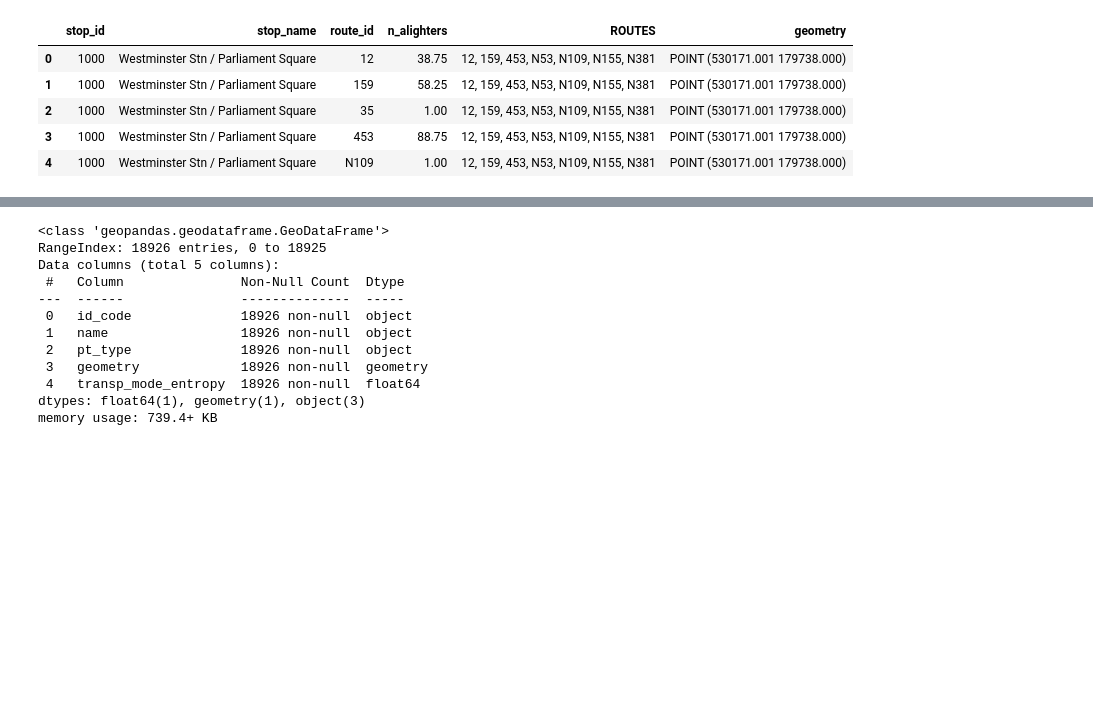
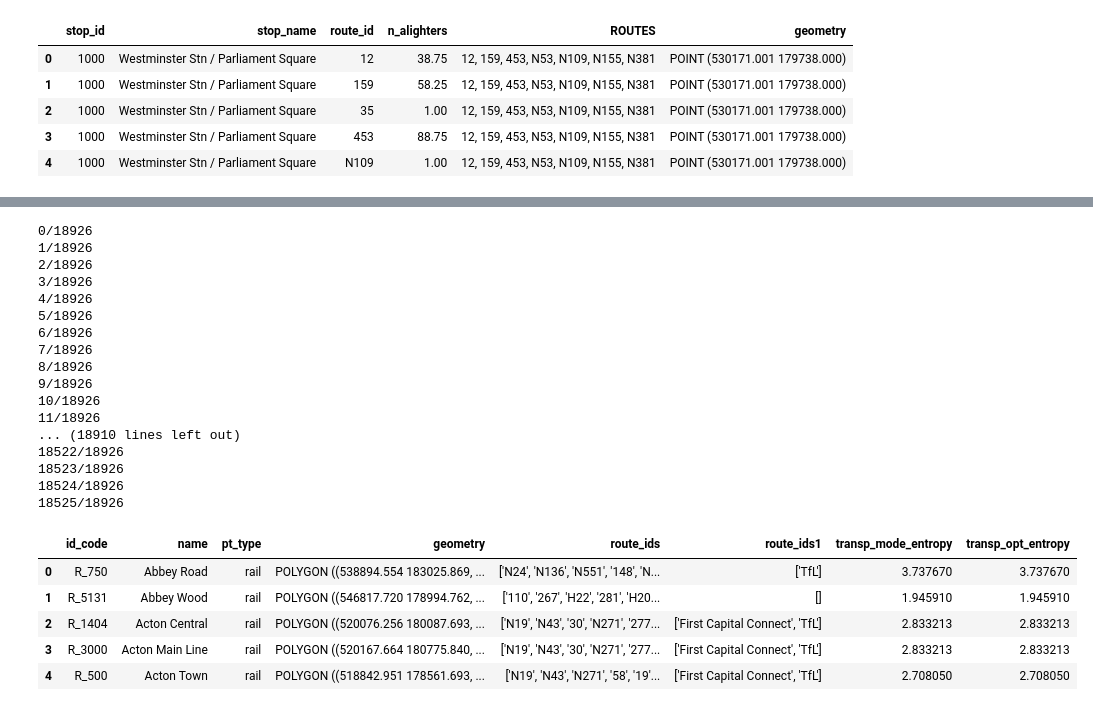
Before and after one commit to shaunhoang/casa-tfl, a Jupyter notebook: code/2_div_transp.ipynb, the cells around one changed output, grey strips where cells are left out. Cells and saved outputs as stored; diff of their text form; code cells hidden in the pictures; blank space fills up the shorter version.

```diff
--- a/code/2_div_transp.ipynb
+++ b/code/2_div_transp.ipynb
@@ -234,41 +240,48 @@ for i, isochrone in isochrones.iterrows():
 # %%
 # iterate through each row
 for i, row in isochrones.iterrows():
     # convert the string back to a list
     c = eval(row['route_ids'])
     d = eval(row['route_ids1'])
     # combine the two lists
     c.extend(d)
     # count the frequency of each element, then calculate the probability, put it in a list
     c = np.array([c.count(x) for x in set(c)])
     c = c[c != 0]
     c = c / c.sum()
     # calculate the entropy
     ent = entropy(c)
     # add to the original df
-    isochrones.loc[i,'transp_mode_entropy'] = ent
+    isochrones.loc[i,'transp_opt_entropy'] = ent
 
     # print the progress
     print(f'{i}/{len(isochrones)}')
 
 isochrones.head()
+# %% [output]
+0/18926
+1/18926
+2/18926
+3/18926
+4/18926
+5/18926
+6/18926
+7/18926
+8/18926
+9/18926
+10/18926
+11/18926
+... (18910 lines left out)
+18522/18926
+18523/18926
+18524/18926
+18525/18926
+|  | id_code | name | pt_type | geometry | route_ids | route_ids1 | transp_mode_entropy | transp_opt_entropy |
+| 0 | R_750 | Abbey Road | rail | POLYGON ((538894.554 183025.869, ... | ['N24', 'N136', 'N551', '148', 'N... | ['TfL'] | 3.737670 | 3.737670 |
+| 1 | R_5131 | Abbey Wood | rail | POLYGON ((546817.720 178994.762, ... | ['110', '267', 'H22', '281', 'H20... | [] | 1.945910 | 1.945910 |
+| 2 | R_1404 | Acton Central | rail | POLYGON ((520076.256 180087.693, ... | ['N19', 'N43', '30', 'N271', '277... | ['First Capital Connect', 'TfL'] | 2.833213 | 2.833213 |
+| 3 | R_3000 | Acton Main Line | rail | POLYGON ((520167.664 180775.840, ... | ['N19', 'N43', '30', 'N271', '277... | ['First Capital Connect', 'TfL'] | 2.833213 | 2.833213 |
+| 4 | R_500 | Acton Town | rail | POLYGON ((518842.951 178561.693, ... | ['N19', 'N43', 'N271', '58', '19'... | ['First Capital Connect', 'TfL'] | 2.708050 | 2.708050 |
-# %%
-# drop unnecessary columns
-isochrones = isochrones.drop(columns=['route_ids','route_ids1'])
-isochrones.info()
-# %% [output]
-<class 'geopandas.geodataframe.GeoDataFrame'>
-RangeIndex: 18926 entries, 0 to 18925
-Data columns (total 5 columns):
- #   Column               Non-Null Count  Dtype
----  ------               --------------  -----
- 0   id_code              18926 non-null  object
- 1   name                 18926 non-null  object
- 2   pt_type              18926 non-null  object
- 3   geometry             18926 non-null  geometry
- 4   transp_mode_entropy  18926 non-null  float64
-dtypes: float64(1), geometry(1), object(3)
-memory usage: 739.4+ KB
 # %%
 fig, ax = plt.subplots(2,1,figsize=(20,10))
 
```
Also changed, not shown: parts of 11 cells of this notebook, 33 other files.
